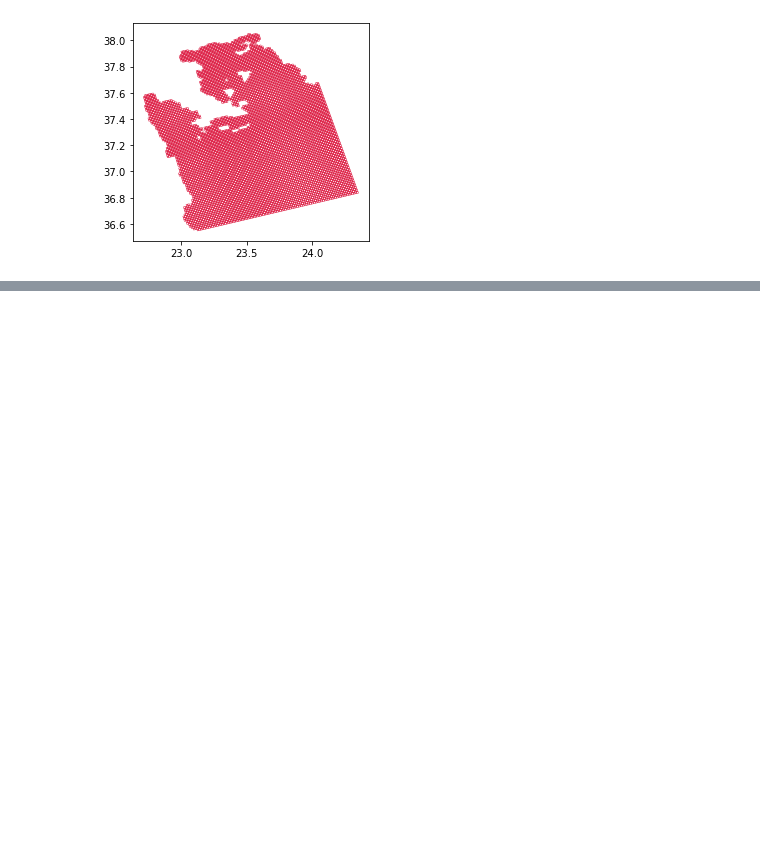
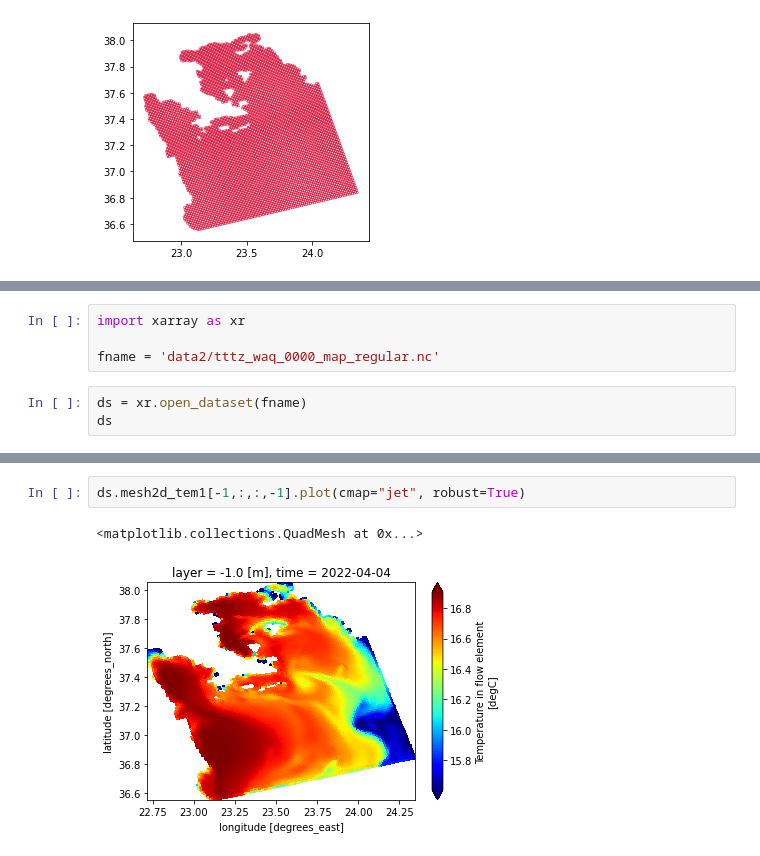
Before and after one commit to c-scale-community/workflow-coastal-hydrowaq, a Jupyter notebook: notebooks/visualise_delft3dfm.ipynb, the cells around one changed output, grey strips where cells are left out. Drawn from its saved outputs; the diff is of its cells as text; blank space fills up the shorter version.

```diff
--- a/notebooks/visualise_delft3dfm.ipynb
+++ b/notebooks/visualise_delft3dfm.ipynb
@@ -95,0 +99,7 @@ varname: mesh2d_sa1  (5, 1534, 47)  ('time', 'mesh2d_nFaces', 'mesh2d_nLayers'),
+# %%
+import xarray as xr
+
+fname = 'data2/tttz_waq_0000_map_regular.nc'
+# %%
+ds = xr.open_dataset(fname)
+ds
@@ -95,0 +124,5 @@ varname: mesh2d_sa1  (5, 1534, 47)  ('time', 'mesh2d_nFaces', 'mesh2d_nLayers'),
+# %%
+ds.mesh2d_tem1[-1,:,:,-1].plot(cmap="jet", robust=True)
+# %% [output]
+<matplotlib.collections.QuadMesh at 0x...>
+[figure, added]
```
Also changed, not shown: parts of 6 cells of this notebook.
